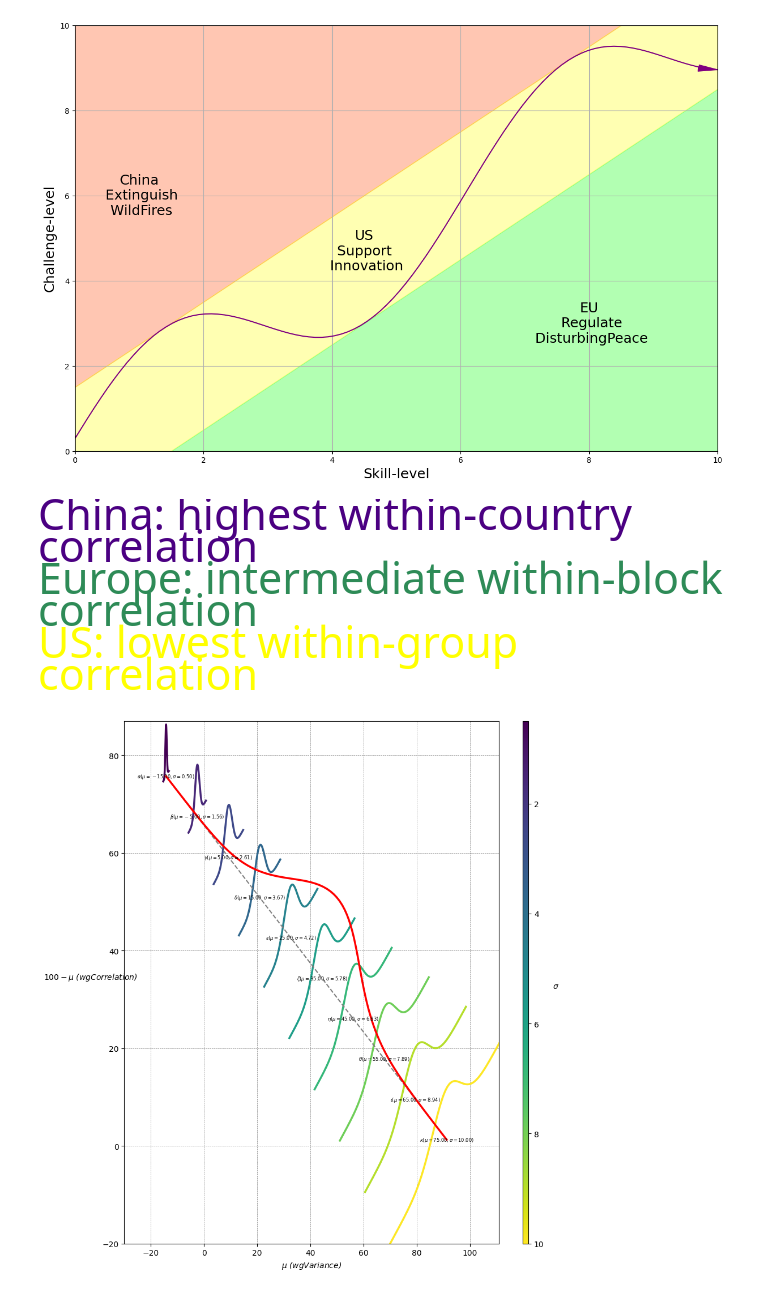
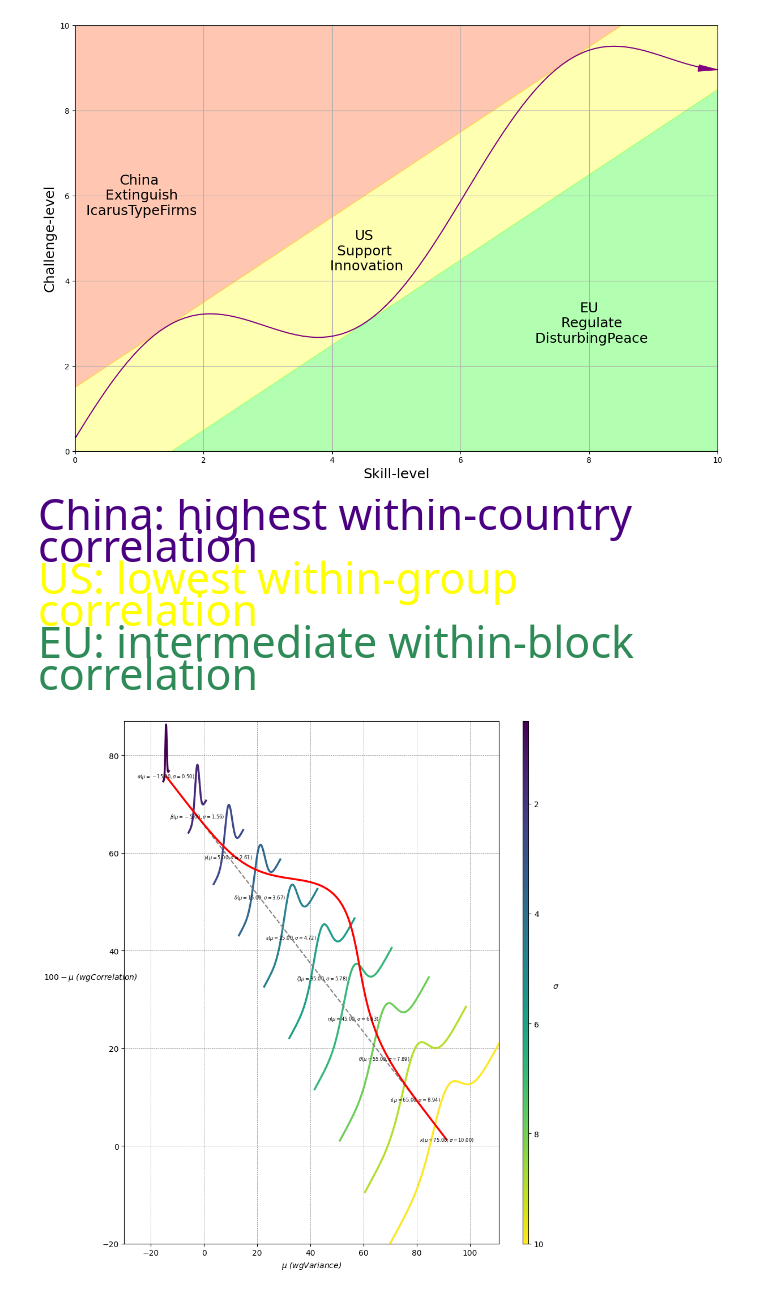
Before and after one commit to abikesa/apollonian, a Jupyter notebook: _build/jupyter_execute/act_1/act_1_0/act_1_0_0/act_1_0_0_2.ipynb, the cells around one changed output. Drawn from its saved outputs; the diff is of its cells as text; code cells hidden in the pictures.

```diff
--- a/_build/jupyter_execute/act_1/act_1_0/act_1_0_0/act_1_0_0_2.ipynb
+++ b/_build/jupyter_execute/act_1/act_1_0/act_1_0_0/act_1_0_0_2.ipynb
@@ -31,39 +33,39 @@ plt.fill_between(skill_levels, 0, yellow_zone_low, color='lime', alpha=0.3, labe
 plt.fill_between(skill_levels, yellow_zone_low, yellow_zone_high, color='yellow', alpha=0.3, label='Agent/Evolution', interpolate=True)
 
 # Plot the sinusoid function with the diagonal as its axis
 plt.plot(skill_levels, sinusoid, color='purple', linestyle='-')
 
 # Add arrowhead to the sinusoid line
 plt.arrow(skill_levels[-2], sinusoid[-2], skill_levels[-1] - skill_levels[-2], sinusoid[-1] - sinusoid[-2],
           color='purple', length_includes_head=True, head_width=0.15, head_length=0.3)
 
 # Set plot labels and title
 plt.xlabel('Skill-level', fontsize=18)
 plt.ylabel('Challenge-level', rotation='vertical', fontsize=18)
 
 # Set plot limits and grid
 plt.xlim(0, 10)
 plt.ylim(0, 10)
 plt.grid(True)
 
 # Set tick labels
 tick_labels = ['0', '2', '4', '6', '8', '10']
 plt.xticks(np.linspace(0, 10, 6), tick_labels)
 plt.yticks(np.linspace(0, 10, 6), tick_labels)
 
 # Add text annotations to label the areas without shaded background
-plt.text(1, 6, 'China\n Extinguish\n WildFires', color='black', ha='center', va='center', fontsize=18)
+plt.text(1, 6, 'China\n Extinguish\n IcarusTypeFirms', color='black', ha='center', va='center', fontsize=18)
 plt.text(4.5, 4.7, 'US\n Support \n Innovation', color='black', ha='center', va='center', fontsize=18)
 plt.text(8, 3, 'EU\n Regulate\n DisturbingPeace', color='black', ha='center', va='center', fontsize=18)
 
 # Display the plot
 plt.show()
 # %% [output]
-[figure, old version]
+[figure, new version]
 # %% [markdown]
 <span style="color:indigo; font-size:43px">China: highest within-country correlation</span><br>
-<span style="color:seagreen; font-size:43px;">Europe: intermediate within-block correlation</span><br>
 <span style="color:yellow; font-size:43px;">US: lowest within-group correlation</span><br>
+<span style="color:seagreen; font-size:43px;">EU: intermediate within-block correlation</span><br>
 # %%
 import matplotlib.pyplot as plt
 import numpy as np
```
Also changed, not shown: parts of 4 cells of this notebook, 50 other files.
